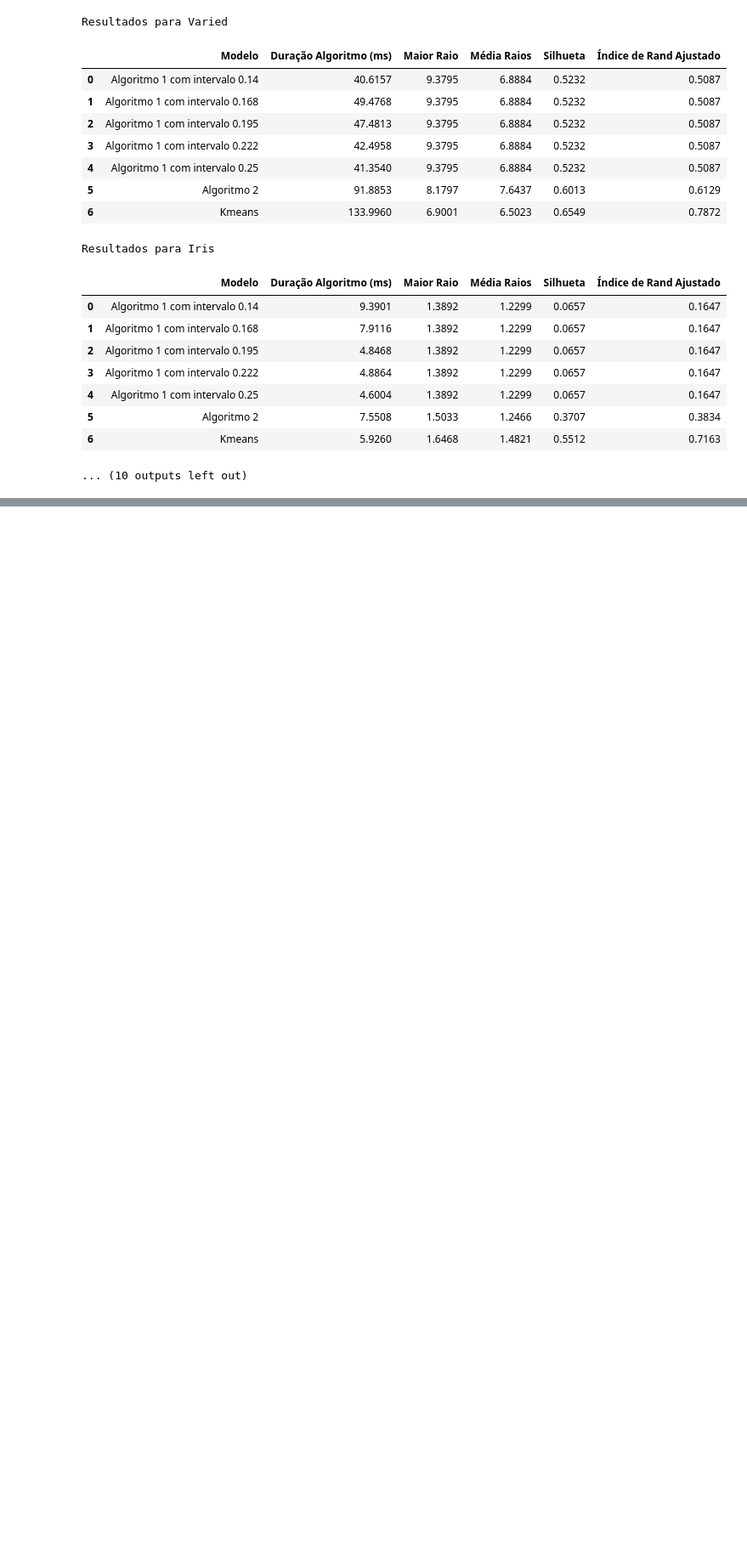
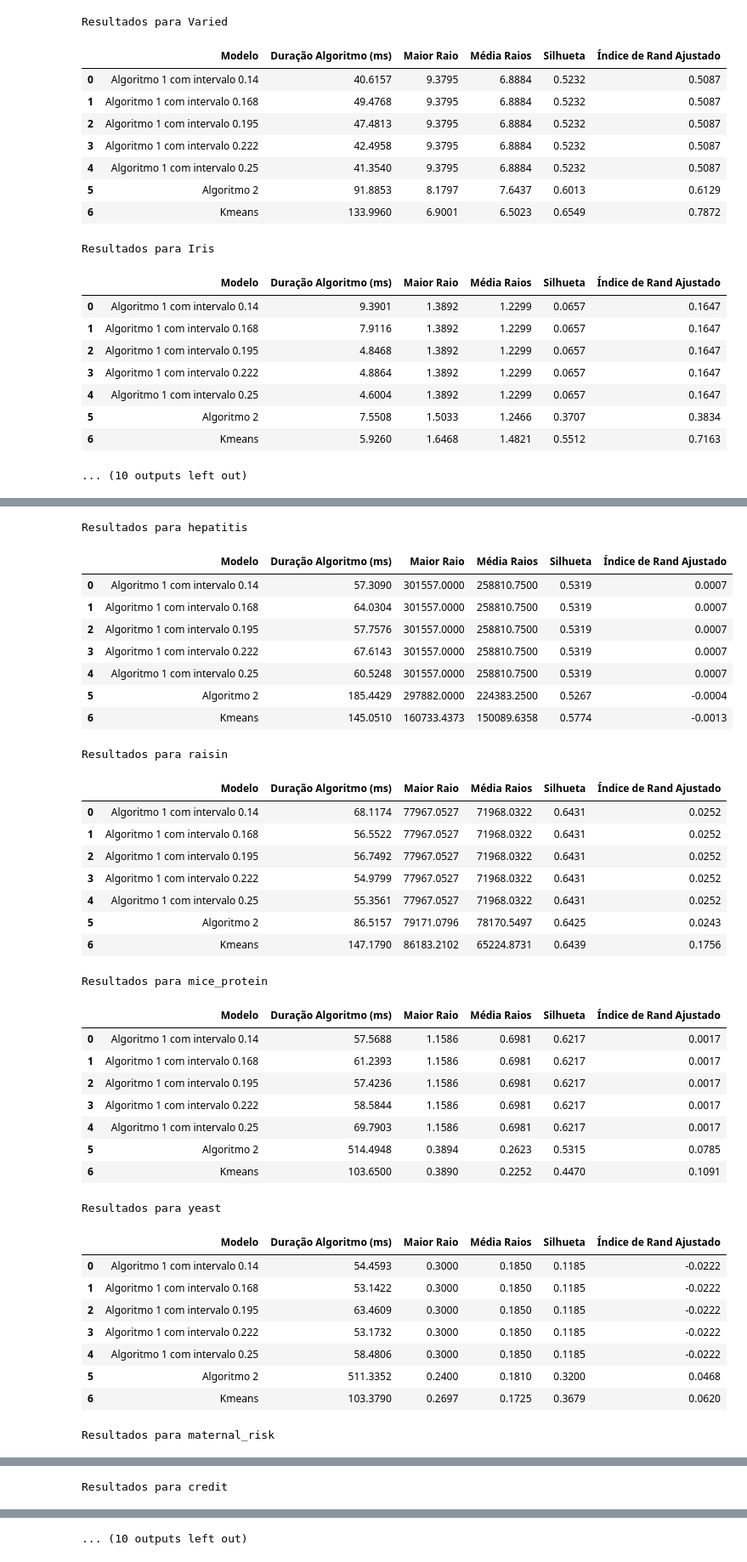
Before and after one commit to beatrizreisgb/TP2ALG2, a Jupyter notebook: src/tp.ipynb, the cells around one changed output, grey strips where cells are left out. Shown at 85% size. Saved outputs shown, nothing was run; the diff lists cells and outputs as text; code cells hidden in the pictures; blank space fills up the shorter version.

```diff
--- a/src/tp.ipynb
+++ b/src/tp.ipynb
@@ -949,0 +977,75 @@ Resultados para Iris
+# %%
+n_experimentos = 30
+
+combined_results = []
+
+for data, title, k_cluster,labels in zip(dada_real, names_models_real,qt_clusters_real,labels_list_real):
+    labels = labels[0]
+    nome_test = f"Resultados para {title}"
+
+    df_resultado = executeAll(np.array(data[0]), k_cluster, 1, labels, nome_test, n_experimentos)
+
+    print(f"Resultados para {title}")
+    display(df_resultado)
+
+    combined_results.append(df_resultado)
+
+combined_df = pd.concat(combined_results, keys=names_models_real)
+mean_results = combined_df.groupby("Modelo").mean().reset_index()
+
+fig, ax = plt.subplots(figsize=(35, 8))
+ax.axis('tight')
+ax.axis('off')
+
+fig.text(0.90, 0.01, f"Médias de Todos os Testes para Dados Reais e Distancia 1", fontsize=8, ha='right', va='bottom', alpha=0.8)
+
+table = ax.table(cellText=mean_results.values, colLabels=mean_results.columns, cellLoc='center', loc='center')
+table.scale(1, 4)
+
+for key, cell in table.get_celld().items():
+    if key[0] == 0:
+        cell.set_text_props(weight='bold')
+
+latex_code = mean_results.to_latex(index=False)
+
+plt.show()
+print("Latex da tabela:")
+print(latex_code)
+# %% [output]
+Resultados para hepatitis
+|  | Modelo | Duração Algoritmo (ms) | Maior Raio | Média Raios | Silhueta | Índice de Rand Ajustado |
+| 0 | Algoritmo 1 com intervalo 0.14 | 57.3090 | 301557.0000 | 258810.7500 | 0.5319 | 0.0007 |
+| 1 | Algoritmo 1 com intervalo 0.168 | 64.0304 | 301557.0000 | 258810.7500 | 0.5319 | 0.0007 |
+| 2 | Algoritmo 1 com intervalo 0.195 | 57.7576 | 301557.0000 | 258810.7500 | 0.5319 | 0.0007 |
+| 3 | Algoritmo 1 com intervalo 0.222 | 67.6143 | 301557.0000 | 258810.7500 | 0.5319 | 0.0007 |
+| 4 | Algoritmo 1 com intervalo 0.25 | 60.5248 | 301557.0000 | 258810.7500 | 0.5319 | 0.0007 |
+| 5 | Algoritmo 2 | 185.4429 | 297882.0000 | 224383.2500 | 0.5267 | -0.0004 |
+| 6 | Kmeans | 145.0510 | 160733.4373 | 150089.6358 | 0.5774 | -0.0013 |
+Resultados para raisin
+|  | Modelo | Duração Algoritmo (ms) | Maior Raio | Média Raios | Silhueta | Índice de Rand Ajustado |
+| 0 | Algoritmo 1 com intervalo 0.14 | 68.1174 | 77967.0527 | 71968.0322 | 0.6431 | 0.0252 |
+| 1 | Algoritmo 1 com intervalo 0.168 | 56.5522 | 77967.0527 | 71968.0322 | 0.6431 | 0.0252 |
+| 2 | Algoritmo 1 com intervalo 0.195 | 56.7492 | 77967.0527 | 71968.0322 | 0.6431 | 0.0252 |
+| 3 | Algoritmo 1 com intervalo 0.222 | 54.9799 | 77967.0527 | 71968.0322 | 0.6431 | 0.0252 |
+| 4 | Algoritmo 1 com intervalo 0.25 | 55.3561 | 77967.0527 | 71968.0322 | 0.6431 | 0.0252 |
+| 5 | Algoritmo 2 | 86.5157 | 79171.0796 | 78170.5497 | 0.6425 | 0.0243 |
+| 6 | Kmeans | 147.1790 | 86183.2102 | 65224.8731 | 0.6439 | 0.1756 |
+Resultados para mice_protein
+|  | Modelo | Duração Algoritmo (ms) | Maior Raio | Média Raios | Silhueta | Índice de Rand Ajustado |
+| 0 | Algoritmo 1 com intervalo 0.14 | 57.5688 | 1.1586 | 0.6981 | 0.6217 | 0.0017 |
+| 1 | Algoritmo 1 com intervalo 0.168 | 61.2393 | 1.1586 | 0.6981 | 0.6217 | 0.0017 |
+| 2 | Algoritmo 1 com intervalo 0.195 | 57.4236 | 1.1586 | 0.6981 | 0.6217 | 0.0017 |
+| 3 | Algoritmo 1 com intervalo 0.222 | 58.5844 | 1.1586 | 0.6981 | 0.6217 | 0.0017 |
+| 4 | Algoritmo 1 com intervalo 0.25 | 69.7903 | 1.1586 | 0.6981 | 0.6217 | 0.0017 |
+| 5 | Algoritmo 2 | 514.4948 | 0.3894 | 0.2623 | 0.5315 | 0.0785 |
+| 6 | Kmeans | 103.6500 | 0.3890 | 0.2252 | 0.4470 | 0.1091 |
+Resultados para yeast
+|  | Modelo | Duração Algoritmo (ms) | Maior Raio | Média Raios | Silhueta | Índice de Rand Ajustado |
+| 0 | Algoritmo 1 com intervalo 0.14 | 54.4593 | 0.3000 | 0.1850 | 0.1185 | -0.0222 |
+| 1 | Algoritmo 1 com intervalo 0.168 | 53.1422 | 0.3000 | 0.1850 | 0.1185 | -0.0222 |
+| 2 | Algoritmo 1 com intervalo 0.195 | 63.4609 | 0.3000 | 0.1850 | 0.1185 | -0.0222 |
+| 3 | Algoritmo 1 com intervalo 0.222 | 53.1732 | 0.3000 | 0.1850 | 0.1185 | -0.0222 |
+| 4 | Algoritmo 1 com intervalo 0.25 | 58.4806 | 0.3000 | 0.1850 | 0.1185 | -0.0222 |
+| 5 | Algoritmo 2 | 511.3352 | 0.2400 | 0.1810 | 0.3200 | 0.0468 |
+| 6 | Kmeans | 103.3790 | 0.2697 | 0.1725 | 0.3679 | 0.0620 |
+Resultados para maternal_risk
@@ -949,0 +1060 @@ Resultados para Iris
+Resultados para credit
@@ -949,0 +1069 @@ Resultados para Iris
+... (10 outputs left out)
```
Also changed, not shown: parts of 14 cells of this notebook, 15 other files.
